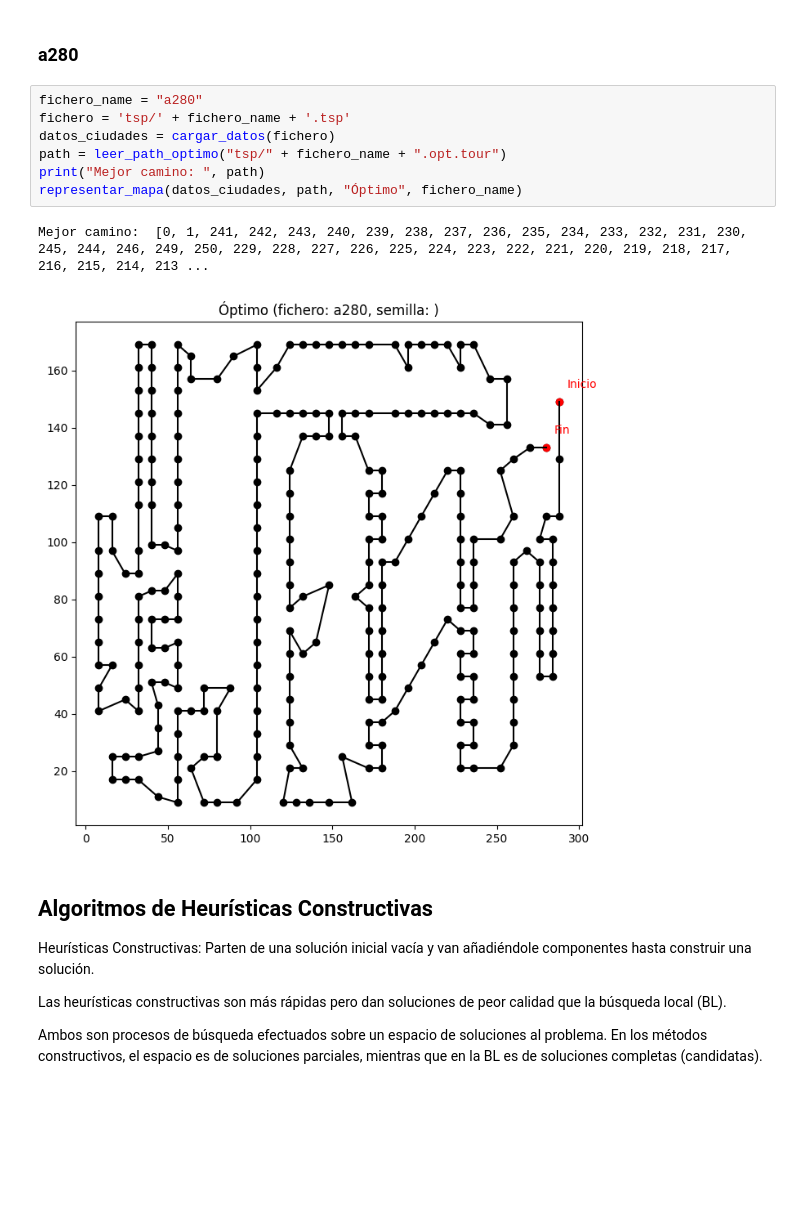
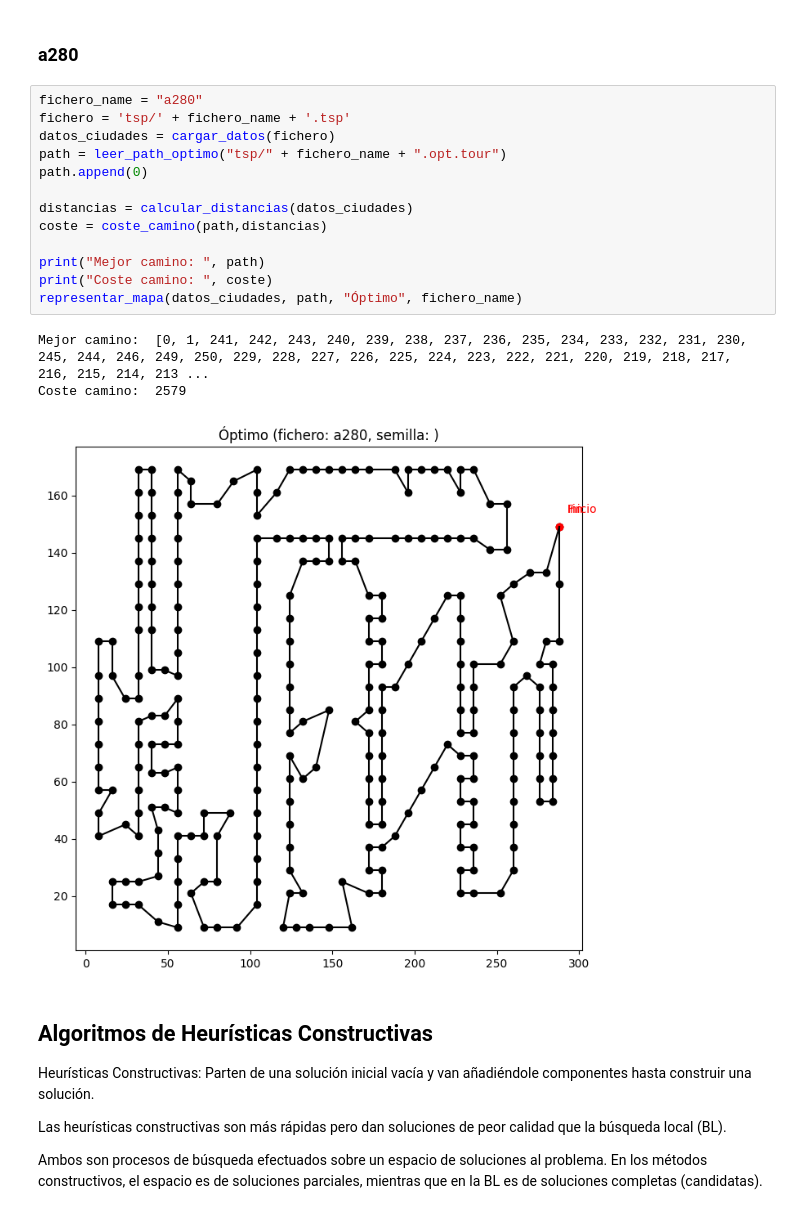
Before and after one commit to GrunCrow/Optimization_Solar_Plant, a Jupyter notebook: 4_Ant_Colony/4_ant_colony.ipynb, the cells around one changed output. Saved outputs shown, nothing was run; the diff lists cells and outputs as text; blank space fills up the shorter version.

```diff
--- a/4_Ant_Colony/4_ant_colony.ipynb
+++ b/4_Ant_Colony/4_ant_colony.ipynb
@@ -186,13 +193,20 @@ Mejor camino:  [0, 40, 38, 116, 111, 114, 27, 61, 104, 127, 15, 44, 4, 10, 75, 1
 # %%
 fichero_name = "a280"
 fichero = 'tsp/' + fichero_name + '.tsp'
 datos_ciudades = cargar_datos(fichero)
 path = leer_path_optimo("tsp/" + fichero_name + ".opt.tour")
+path.append(0)
+
+distancias = calcular_distancias(datos_ciudades)
+coste = coste_camino(path,distancias)
+
 print("Mejor camino: ", path)
+print("Coste camino: ", coste)
 representar_mapa(datos_ciudades, path, "Óptimo", fichero_name)
 # %% [output]
 Mejor camino:  [0, 1, 241, 242, 243, 240, 239, 238, 237, 236, 235, 234, 233, 232, 231, 230, 245, 244, 246, 249, 250, 229, 228, 227, 226, 225, 224, 223, 222, 221, 220, 219, 218, 217, 216, 215, 214, 213 ...
+Coste camino:  2579
-[figure, old version]
+[figure, new version]
 # %% [markdown]
 ## Algoritmos de Heurísticas Constructivas
 Heurísticas Constructivas: Parten de una solución inicial vacía y van añadiéndole componentes hasta construir una solución.
```
Also changed, not shown: parts of 10 cells of this notebook, 20 other files.
